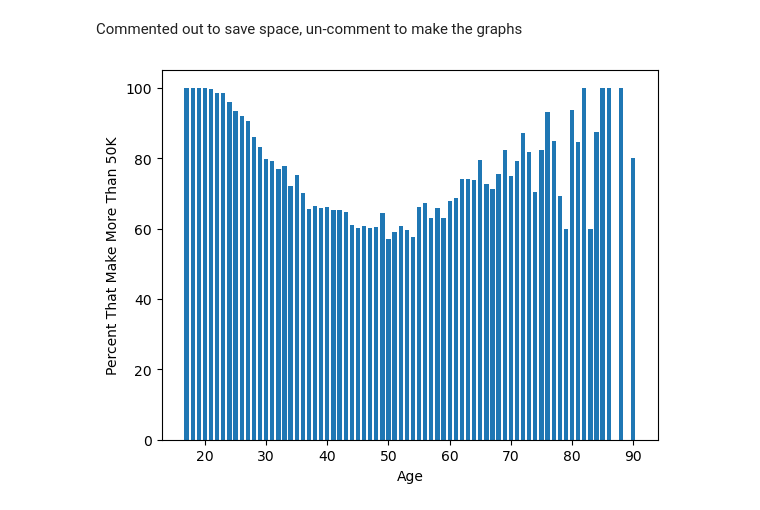
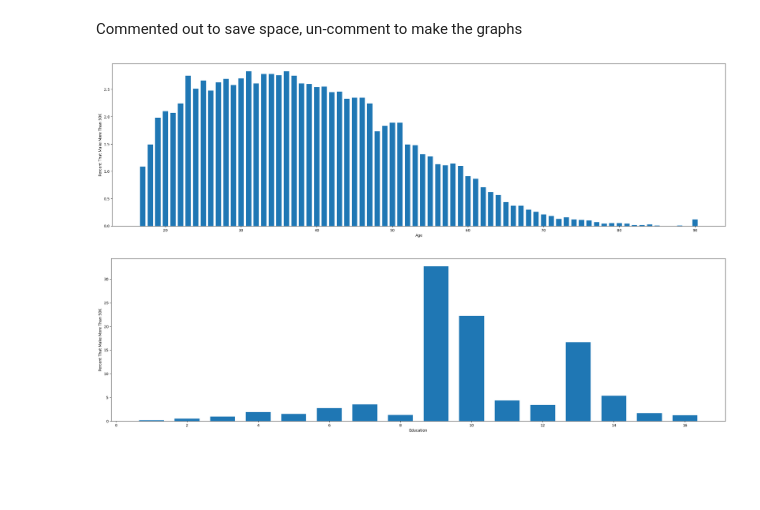
Before and after one commit to JohnJack-Lynch/PPL-Final-Project, a Jupyter notebook: pplFinalNotebookJRL_RH.ipynb, the cells around one changed output. Cells and saved outputs as stored; diff of their text form; code cells hidden in the pictures; blank space fills up the shorter version.

```diff
--- a/pplFinalNotebookJRL_RH.ipynb
+++ b/pplFinalNotebookJRL_RH.ipynb
@@ -52,6 +52,7 @@ df.replace(' >50K', 0, inplace=True)
 df.replace(' <=50K', 1, inplace=True)
 
 df.drop(['relationship'], axis=1, inplace=True)
+df.drop(['fnlwgt'], axis=1, inplace=True)
 
 #display(df)
 
@@ -74,27 +75,33 @@ Personal notes:
 # %% [markdown]
 Commented out to save space, un-comment to make the graphs
 # %%
+plt.figure(figsize = (30,8))
+
 agegroups = df.groupby('age')['income'].agg(['mean', 'count']).reset_index()
 
 agegroups['percent-over-50k'] = (agegroups['mean'] * 100).round(2)
 agegroups['population-percent'] = ((agegroups['count'] / len(df)) * 100).round(2)
 
-plt.bar(agegroups['age'], agegroups['percent-over-50k'], width=0.7)
+plt.bar(agegroups['age'], agegroups['population-percent'], width=0.7)
 
 plt.xlabel("Age")
 plt.ylabel("Percent That Make More Than 50K")
 plt.show()
 # %% [output]
-[figure, old version]
+[figure, new version]
 # %%
+plt.figure(figsize = (30,8))
+
 edgroups = df.groupby('education-num')['income'].agg(['mean', 'count']).reset_index()
 
 edgroups['percent-over-50k'] = (edgroups['mean'] * 100).round(2)
 edgroups['population-percent'] = ((edgroups['count'] / len(df)) * 100).round(2)
 
-#plt.bar(edgroups['education-num'], edgroups['population-percent'], width=0.7)
+plt.bar(edgroups['education-num'], edgroups['population-percent'], width=0.7)
 
-#plt.xlabel("Education")
-#plt.ylabel("Percent That Make More Than 50K")
-#plt.show()
+plt.xlabel("Education")
+plt.ylabel("Percent That Make More Than 50K")
+plt.show()
+# %% [output]
+[figure, added]
 # %%
```
Also changed, not shown: parts of 7 cells of this notebook.
